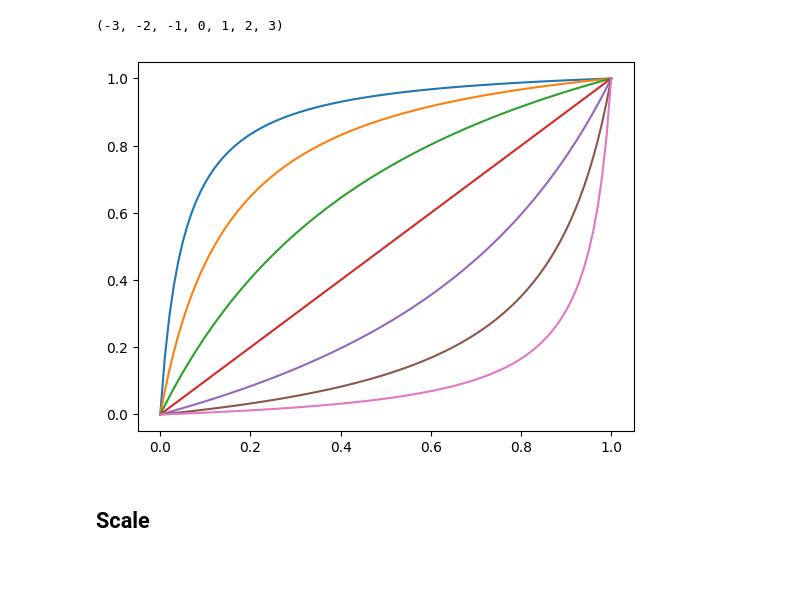
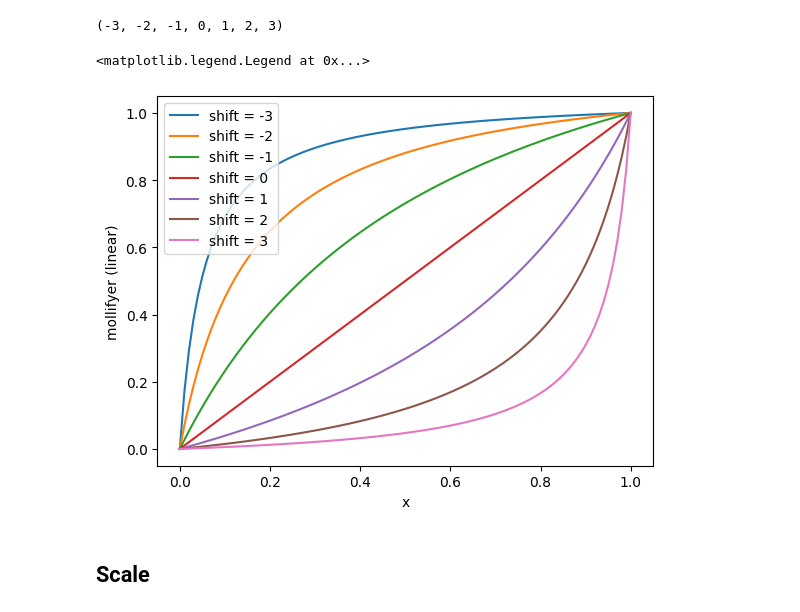
Before and after one commit to DesignToolInvestor/ManetSim, a Jupyter notebook: 2dDist/Worksheets/shift_scale.ipynb, the cells around one changed output. Saved outputs shown, nothing was run; the diff lists cells and outputs as text; code cells hidden in the pictures; blank space fills up the shorter version.

```diff
--- a/2dDist/Worksheets/shift_scale.ipynb
+++ b/2dDist/Worksheets/shift_scale.ipynb
@@ -32,11 +32,16 @@ shiftL
 # %%
 xL = Grid1(0,1,nPlot)
 
 for s in shiftL:
 	yL = [molShift.subs({shift:s, x:xV}).evalf() for xV in xL]
-	plot.plot(xL,yL)
+	plot.plot(xL,yL, label=f'shift = {s}')
+
+plot.xlabel('x')
+plot.ylabel('mollifyer (linear)')
+plot.legend()
 # %% [output]
+<matplotlib.legend.Legend at 0x...>
-[figure, old version]
+[figure, new version]
 # %% [markdown]
 ## Scale
 # %%
```
Also changed, not shown: parts of 8 cells of this notebook, 7 other files.
